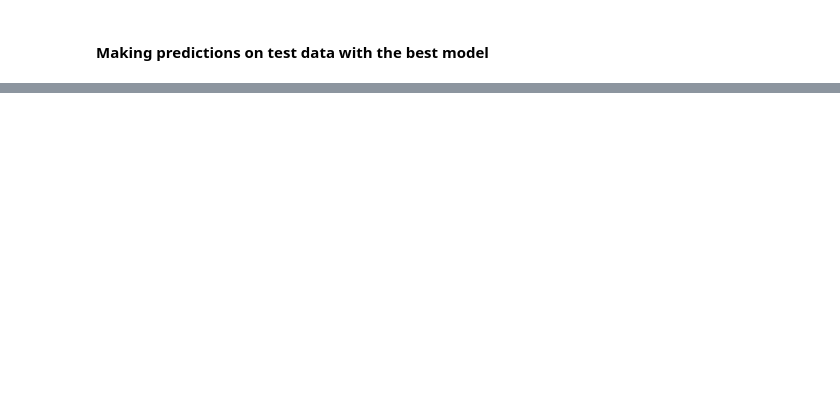
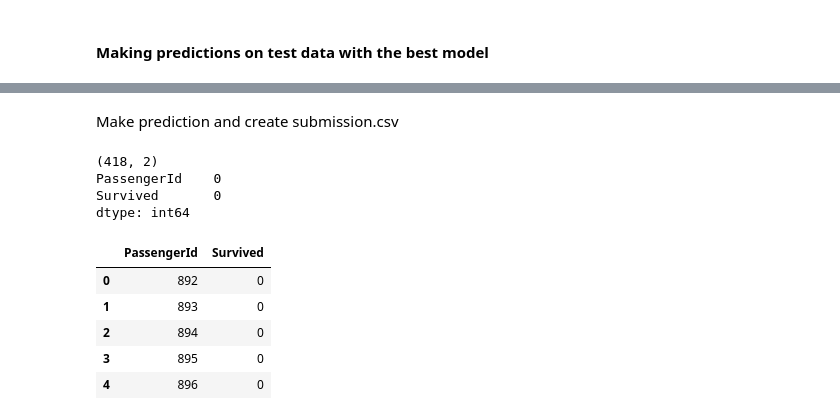
Before and after one commit to anrunt/ml-learning, a Jupyter notebook: titanic.ipynb, the cells around one changed output, grey strips where cells are left out. Drawn from its saved outputs; the diff is of its cells as text; code cells hidden in the pictures; blank space fills up the shorter version.

Commit message:
First submission

```diff
--- a/titanic.ipynb
+++ b/titanic.ipynb
@@ -398,0 +408,9 @@ Test F1:  0.6949152542372882
+# %%
+from sklearn.base import clone
+
+final_model = clone(grid_search.best_estimator_)
+
+X_full = df[features]
+y_full = df["Survived"]
+
+final_model.fit(X_full, y_full)
@@ -398,0 +455,28 @@ Test F1:  0.6949152542372882
+# %% [markdown]
+Make prediction and create submission.csv
+# %%
+X_kaggle = kaggle_test[features]
+
+y_kaggle_pred = final_model.predict(X_kaggle)
+
+submission = pd.DataFrame({
+    "PassengerId": kaggle_test["PassengerId"],
+    "Survived": y_kaggle_pred
+})
+
+print(submission.shape)
+print(submission.isna().sum())
+display(submission.head())
+
+submission.to_csv("./titanic/submission.csv", index=False)
+# %% [output]
+(418, 2)
+PassengerId    0
+Survived       0
+dtype: int64
+|  | PassengerId | Survived |
+| 0 | 892 | 0 |
+| 1 | 893 | 0 |
+| 2 | 894 | 0 |
+| 3 | 895 | 0 |
+| 4 | 896 | 0 |
```
Also changed, not shown: parts of 5 cells of this notebook, 1 other file.
